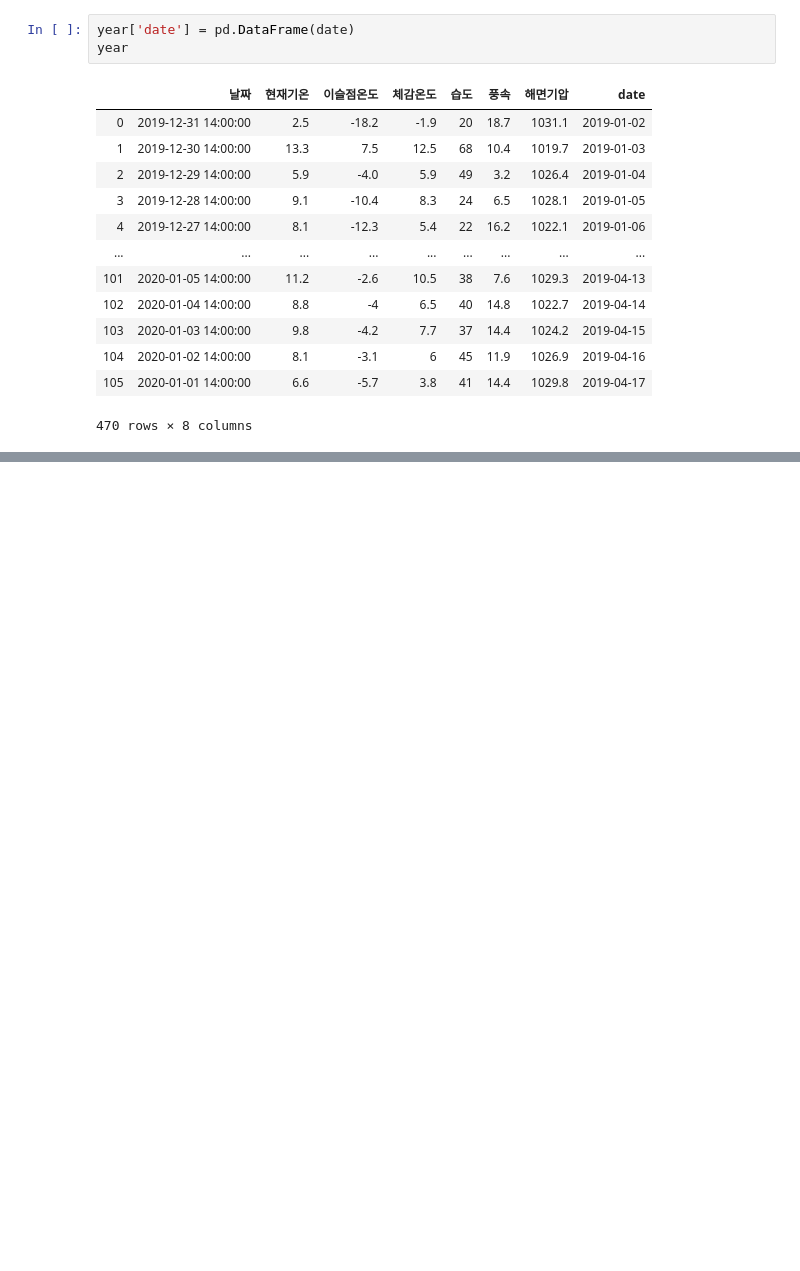
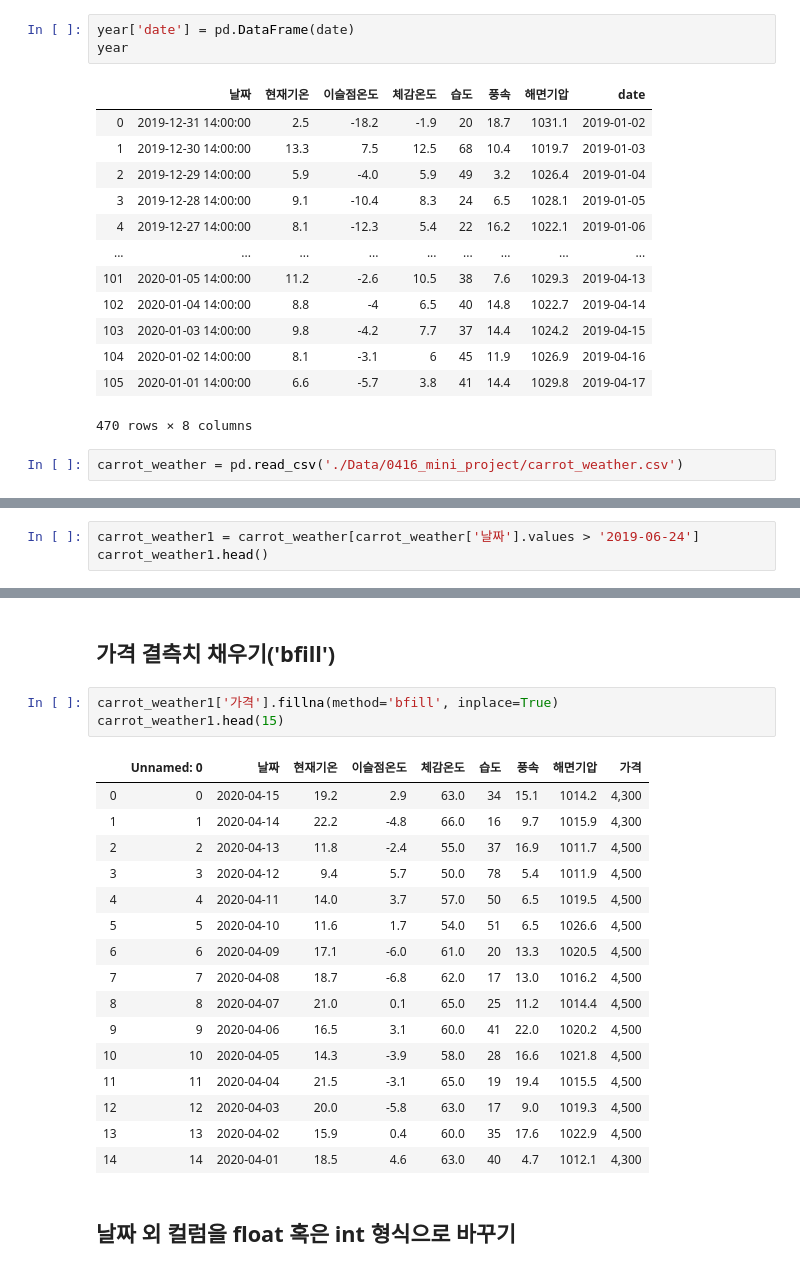
Before and after one commit to jiyoon-choii/20200413-, a Jupyter notebook: 20200416 미니프로젝트_당근값예측_기온 전처리.ipynb, the cells around one changed output, grey strips where cells are left out. Cells and saved outputs as stored; diff of their text form; blank space fills up the shorter version.

```diff
--- a/20200416 미니프로젝트_당근값예측_기온 전처리.ipynb
+++ b/20200416 미니프로젝트_당근값예측_기온 전처리.ipynb
@@ -399,3 +399,5 @@ year
 | 104 | 2020-01-02 14:00:00 | 8.1 | -3.1 | 6 | 45 | 11.9 | 1026.9 | 2019-04-16 |
 | 105 | 2020-01-01 14:00:00 | 6.6 | -5.7 | 3.8 | 41 | 14.4 | 1029.8 | 2019-04-17 |
 470 rows × 8 columns
+# %%
+carrot_weather = pd.read_csv('./Data/0416_mini_project/carrot_weather.csv')
@@ -401,0 +408,3 @@ year
+# %%
+carrot_weather1 = carrot_weather[carrot_weather['날짜'].values > '2019-06-24']
+carrot_weather1.head()
@@ -401,0 +418,24 @@ year
+# %% [markdown]
+## 가격 결측치 채우기('bfill')
+# %%
+carrot_weather1['가격'].fillna(method='bfill', inplace=True)
+carrot_weather1.head(15)
+# %% [output]
+|  | Unnamed: 0 | 날짜 | 현재기온 | 이슬점온도 | 체감온도 | 습도 | 풍속 | 해면기압 | 가격 |
+| 0 | 0 | 2020-04-15 | 19.2 | 2.9 | 63.0 | 34 | 15.1 | 1014.2 | 4,300 |
+| 1 | 1 | 2020-04-14 | 22.2 | -4.8 | 66.0 | 16 | 9.7 | 1015.9 | 4,300 |
+| 2 | 2 | 2020-04-13 | 11.8 | -2.4 | 55.0 | 37 | 16.9 | 1011.7 | 4,500 |
+| 3 | 3 | 2020-04-12 | 9.4 | 5.7 | 50.0 | 78 | 5.4 | 1011.9 | 4,500 |
+| 4 | 4 | 2020-04-11 | 14.0 | 3.7 | 57.0 | 50 | 6.5 | 1019.5 | 4,500 |
+| 5 | 5 | 2020-04-10 | 11.6 | 1.7 | 54.0 | 51 | 6.5 | 1026.6 | 4,500 |
+| 6 | 6 | 2020-04-09 | 17.1 | -6.0 | 61.0 | 20 | 13.3 | 1020.5 | 4,500 |
+| 7 | 7 | 2020-04-08 | 18.7 | -6.8 | 62.0 | 17 | 13.0 | 1016.2 | 4,500 |
+| 8 | 8 | 2020-04-07 | 21.0 | 0.1 | 65.0 | 25 | 11.2 | 1014.4 | 4,500 |
+| 9 | 9 | 2020-04-06 | 16.5 | 3.1 | 60.0 | 41 | 22.0 | 1020.2 | 4,500 |
+| 10 | 10 | 2020-04-05 | 14.3 | -3.9 | 58.0 | 28 | 16.6 | 1021.8 | 4,500 |
+| 11 | 11 | 2020-04-04 | 21.5 | -3.1 | 65.0 | 19 | 19.4 | 1015.5 | 4,500 |
+| 12 | 12 | 2020-04-03 | 20.0 | -5.8 | 63.0 | 17 | 9.0 | 1019.3 | 4,500 |
+| 13 | 13 | 2020-04-02 | 15.9 | 0.4 | 60.0 | 35 | 17.6 | 1022.9 | 4,500 |
+| 14 | 14 | 2020-04-01 | 18.5 | 4.6 | 63.0 | 40 | 4.7 | 1012.1 | 4,300 |
+# %% [markdown]
+## 날짜 외 컬럼을 float 혹은 int 형식으로 바꾸기
```
Also changed, not shown: parts of 15 cells of this notebook, 4 other files.
